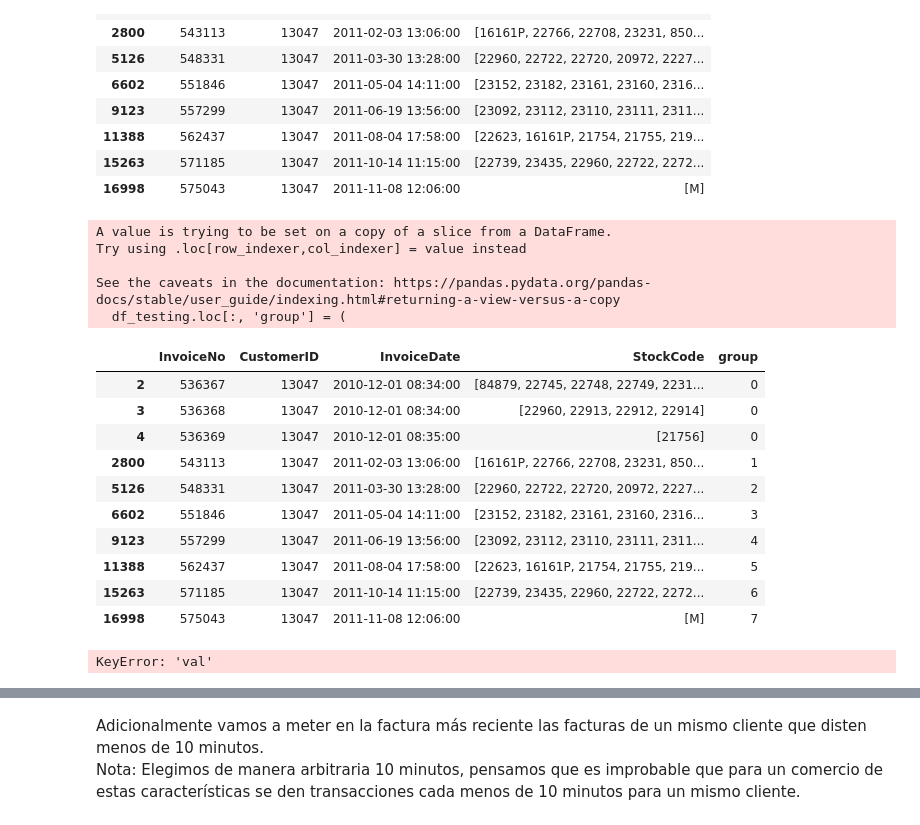
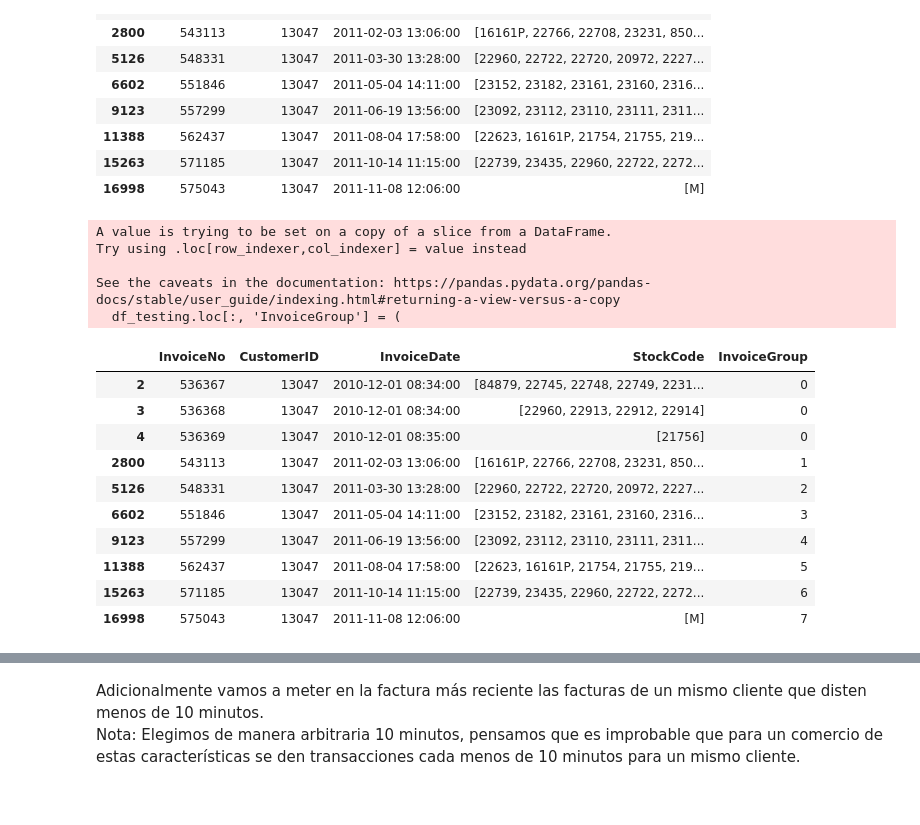
Before and after one commit to Alf-caput/LAB02_ReglasYPatronesSecuenciales, a Jupyter notebook: notebook.ipynb, the cells around one changed output, grey strips where cells are left out. Cells and saved outputs as stored; diff of their text form; code cells hidden in the pictures.

```diff
--- a/notebook.ipynb
+++ b/notebook.ipynb
@@ -160,22 +160,22 @@ df_testing
 | 16998 | 575043 | 13047 | 2011-11-08 12:06:00 | [M] |
 # %%
 max_distance = pd.Timedelta(minutes=5)
-df_testing.loc[:, 'group'] = (
+df_testing.loc[:, 'InvoiceGroup'] = (
     df_testing
     .sort_values('InvoiceDate')
     .groupby('CustomerID')['InvoiceDate']
     .diff()
     .gt(max_distance)
     .cumsum()
 )
 df_testing
 # %% [output]
 A value is trying to be set on a copy of a slice from a DataFrame.
 Try using .loc[row_indexer,col_indexer] = value instead
 
 See the caveats in the documentation: https://pandas.pydata.org/pandas-docs/stable/user_guide/indexing.html#returning-a-view-versus-a-copy
-  df_testing.loc[:, 'group'] = (
+  df_testing.loc[:, 'InvoiceGroup'] = (
-|  | InvoiceNo | CustomerID | InvoiceDate | StockCode | group |
+|  | InvoiceNo | CustomerID | InvoiceDate | StockCode | InvoiceGroup |
 | 2 | 536367 | 13047 | 2010-12-01 08:34:00 | [84879, 22745, 22748, 22749, 2231... | 0 |
 | 3 | 536368 | 13047 | 2010-12-01 08:34:00 | [22960, 22913, 22912, 22914] | 0 |
 | 4 | 536369 | 13047 | 2010-12-01 08:35:00 | [21756] | 0 |
@@ -186,15 +186,3 @@ See the caveats in the documentation: https://pandas.pydata.org/pandas-docs/stab
 | 11388 | 562437 | 13047 | 2011-08-04 17:58:00 | [22623, 16161P, 21754, 21755, 219... | 5 |
 | 15263 | 571185 | 13047 | 2011-10-14 11:15:00 | [22739, 23435, 22960, 22722, 2272... | 6 |
 | 16998 | 575043 | 13047 | 2011-11-08 12:06:00 | [M] | 7 |
-# %%
-max_distance = pd.Timedelta(minutes=5)
-
-df["group_diff"] = df.sort_values("val")\
-                     .groupby("group_number")["val"]\
-                     .diff()\
-                     .gt(max_distance)\
-                     .cumsum()
-
-print(df)
-# %% [output]
-KeyError: 'val'
```
Also changed, not shown: parts of 5 cells of this notebook.
